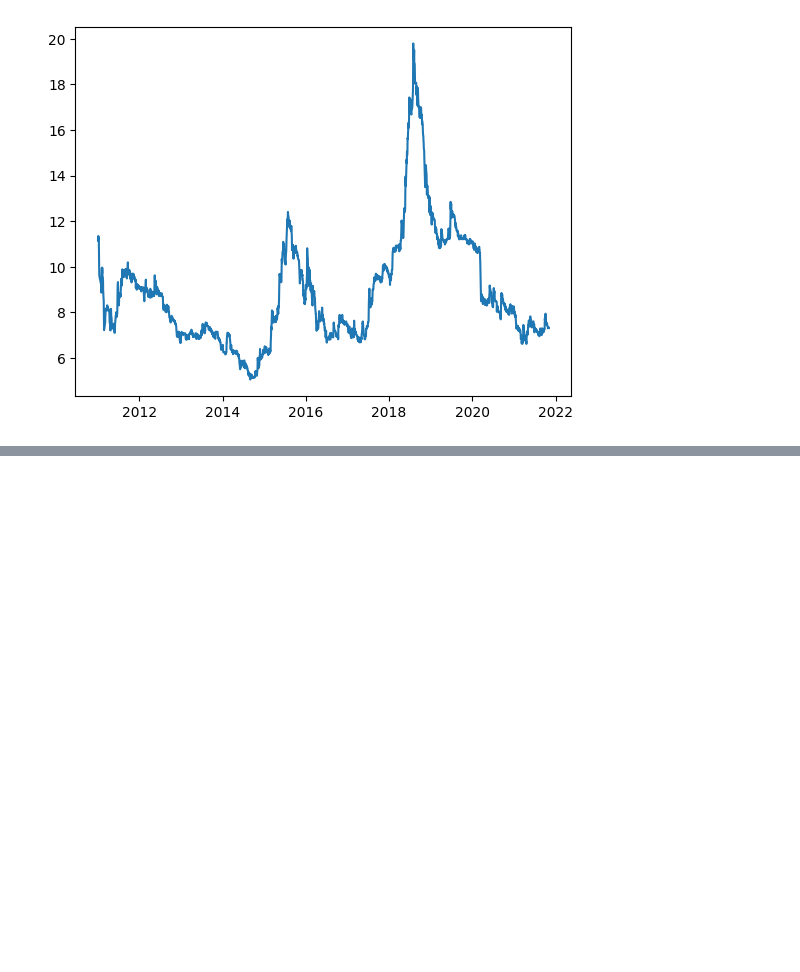
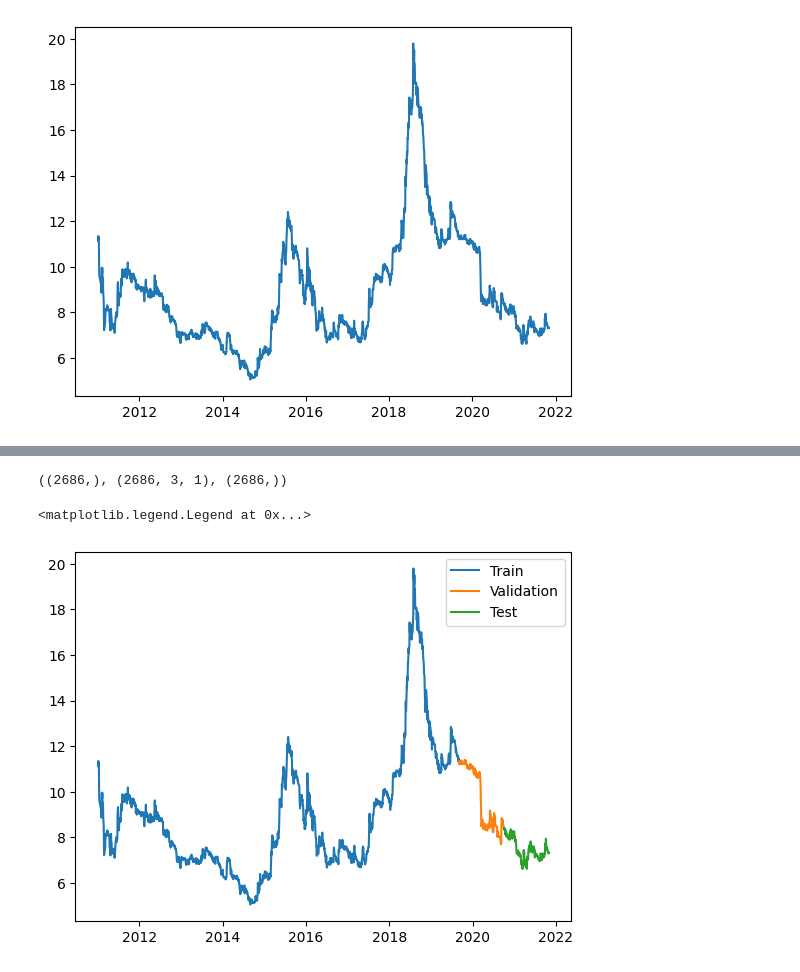
Before and after one commit to Idriss-Chefai/TunisianStockPrediction, a Jupyter notebook: LSTM.ipynb, the cells around one changed output, grey strips where cells are left out. Drawn from its saved outputs; the diff is of its cells as text; code cells hidden in the pictures; blank space fills up the shorter version.

```diff
--- a/LSTM.ipynb
+++ b/LSTM.ipynb
@@ -64,3 +69,16 @@ plt.plot(TunisianStockMarketFiltred.index , TunisianStockMarketFiltred['Adj_Clos
 # %% [output]
 [<matplotlib.lines.Line2D at 0x...>]
 [figure]
+# %%
+#Create windowed data every 3 days
+def window_data(data, n=3):
+    windowed_data = pd.DataFrame()
+    for i in range(n, 0, -1):
+        windowed_data[f'Target-{i}'] = data['Adj_Close'].shift(i)
+    windowed_data['Target'] = data['Adj_Close']
+    return windowed_data.dropna()
+
+
+windowed_data = window_data(TunisianStockMarketFiltred, n = 3)
+windowed_data.sort_index(inplace=True, ascending=True)
+windowed_data
@@ -66,0 +100,34 @@ plt.plot(TunisianStockMarketFiltred.index , TunisianStockMarketFiltred['Adj_Clos
+# %%
+def windowed_df_to_date_X_y(windowed_dataframe):
+  df_as_np = windowed_dataframe.to_numpy()
+
+  dates = windowed_dataframe.index.values
+
+  middle_matrix = df_as_np[:, 0:-1]
+  X = middle_matrix.reshape((len(dates), middle_matrix.shape[1], 1))
+
+  Y = df_as_np[:, -1]
+
+  return dates, X.astype(np.float32), Y.astype(np.float32)
+
+dates, X, y = windowed_df_to_date_X_y(windowed_data)
+
+dates.shape, X.shape, y.shape
+# %% [output]
+((2686,), (2686, 3, 1), (2686,))
+# %%
+q_80 = int(len(dates) * .8)
+q_90 = int(len(dates) * .9)
+
+dates_train, X_train, y_train = dates[:q_80], X[:q_80], y[:q_80]
+dates_val, X_val, y_val = dates[q_80:q_90], X[q_80:q_90], y[q_80:q_90]
+dates_test, X_test, y_test = dates[q_90:], X[q_90:], y[q_90:]
+
+plt.plot(dates_train, y_train)
+plt.plot(dates_val, y_val)
+plt.plot(dates_test, y_test)
+
+plt.legend(['Train', 'Validation', 'Test'])
+# %% [output]
+<matplotlib.legend.Legend at 0x...>
+[figure, added]
```
Also changed, not shown: parts of 4 cells of this notebook.
